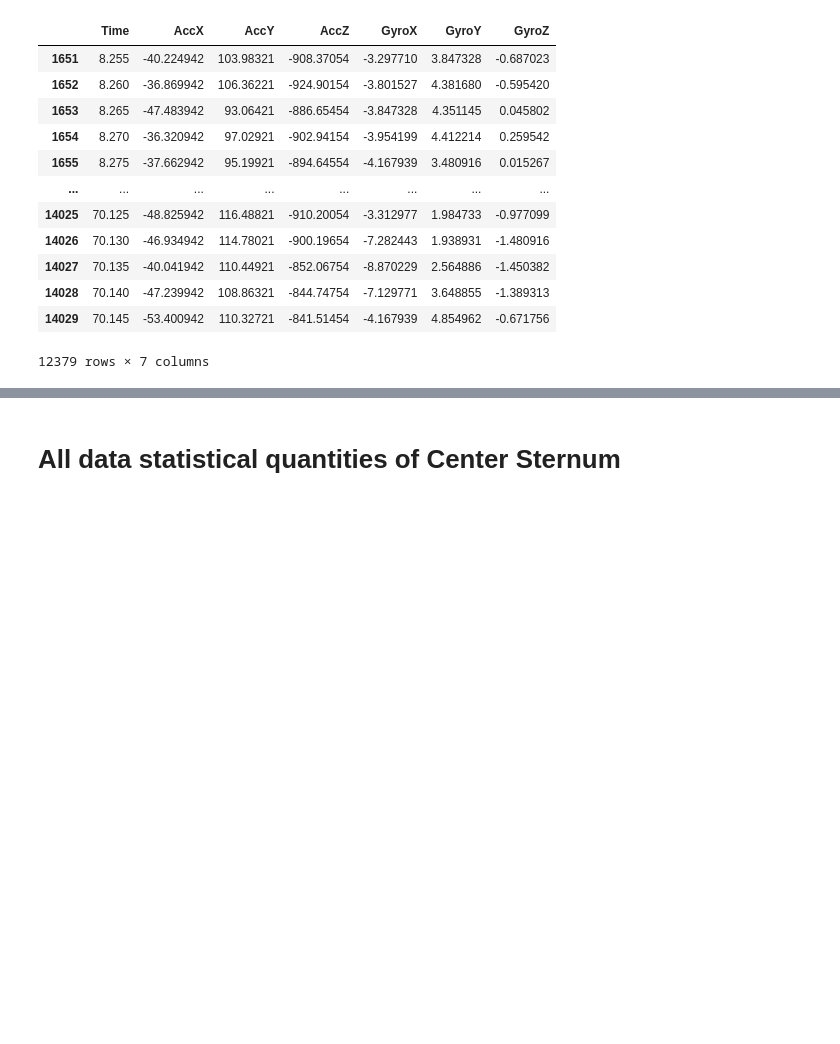
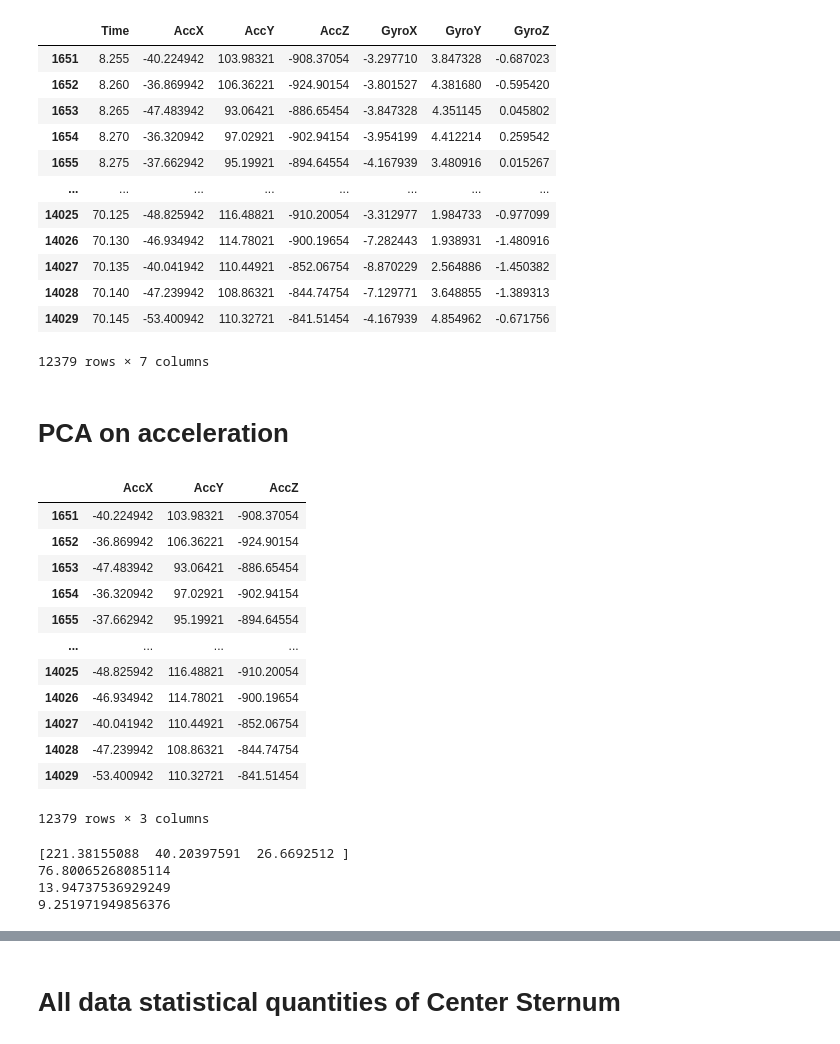
Before and after one commit to ericabrisigotti/heart_rate_estimation_LCP-A, a Jupyter notebook: Project_update 1.ipynb, the cells around one changed output, grey strips where cells are left out. Cells and saved outputs as stored; diff of their text form; code cells hidden in the pictures; blank space fills up the shorter version.

```diff
--- a/Project_update 1.ipynb
+++ b/Project_update 1.ipynb
@@ -351,4 +351,41 @@ cs
 | 14028 | 70.140 | -47.239942 | 108.86321 | -844.74754 | -7.129771 | 3.648855 | -1.389313 |
 | 14029 | 70.145 | -53.400942 | 110.32721 | -841.51454 | -4.167939 | 4.854962 | -0.671756 |
 12379 rows × 7 columns
+# %% [markdown]
+# PCA on acceleration
+# %%
+acc_PCA = pd.DataFrame(columns=['AccX', 'AccY', 'AccZ'], index=cs.index)
+acc_PCA['AccX'] = cs['AccX']
+acc_PCA['AccY'] = cs['AccY']
+acc_PCA['AccZ'] = cs['AccZ']
+# %%
+acc_PCA
+# %% [output]
+|  | AccX | AccY | AccZ |
+| 1651 | -40.224942 | 103.98321 | -908.37054 |
+| 1652 | -36.869942 | 106.36221 | -924.90154 |
+| 1653 | -47.483942 | 93.06421 | -886.65454 |
+| 1654 | -36.320942 | 97.02921 | -902.94154 |
+| 1655 | -37.662942 | 95.19921 | -894.64554 |
+| ... | ... | ... | ... |
+| 14025 | -48.825942 | 116.48821 | -910.20054 |
+| 14026 | -46.934942 | 114.78021 | -900.19654 |
+| 14027 | -40.041942 | 110.44921 | -852.06754 |
+| 14028 | -47.239942 | 108.86321 | -844.74754 |
+| 14029 | -53.400942 | 110.32721 | -841.51454 |
+12379 rows × 3 columns
+# %%
+import scipy.linalg as la
+cov = np.cov(acc_PCA.T)
+l, V = la.eig(cov)
+l = np.real_if_close(l)
+print(l)
+
+for i in range(len(l)):
+    print(100*l[i]/sum(l))
+# %% [output]
+[221.38155088  40.20397591  26.6692512 ]
+76.80065268085114
+13.94737536929249
+9.251971949856376
 # %% [markdown]
```
Also changed, not shown: parts of 6 cells of this notebook.
